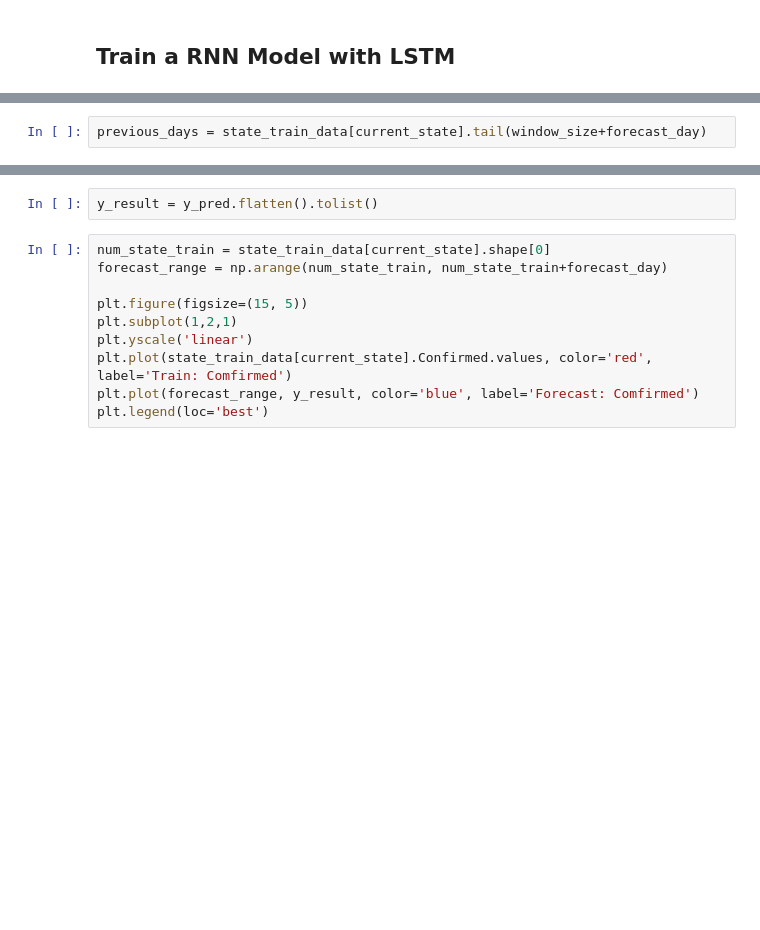
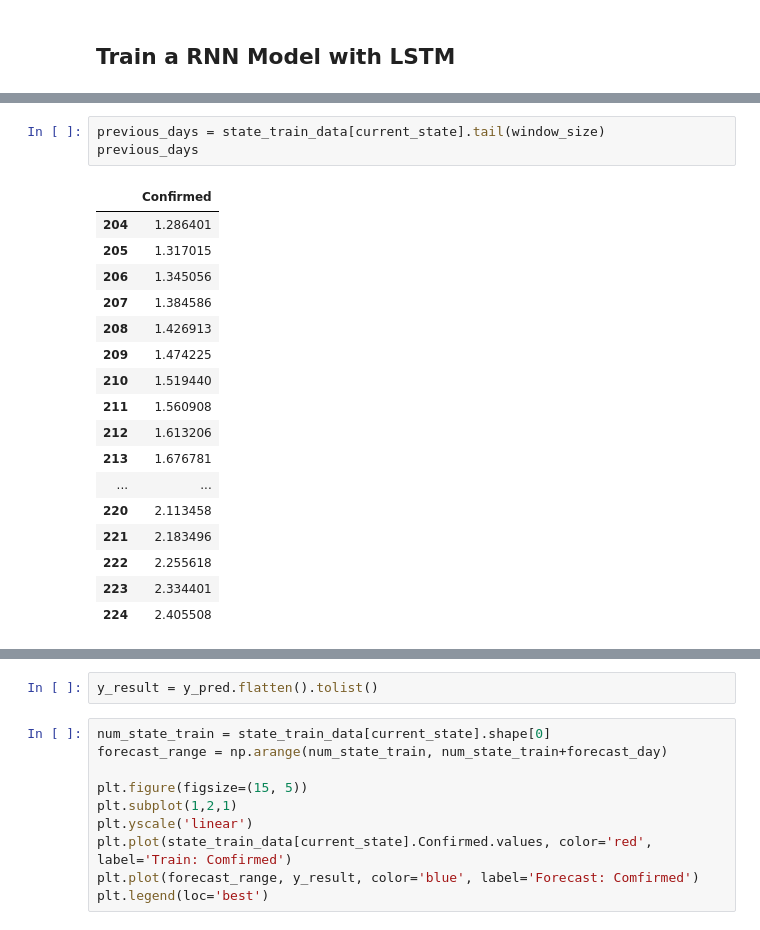
Before and after one commit to JackZhao98/COVID19-Prediction, a Jupyter notebook: RNN_LSTM.ipynb, the cells around one changed output, grey strips where cells are left out. Saved outputs shown, nothing was run; the diff lists cells and outputs as text; blank space fills up the shorter version.

```diff
--- a/RNN_LSTM.ipynb
+++ b/RNN_LSTM.ipynb
@@ -219,5 +220,24 @@ Epoch 30/30
 <tensorflow.python.keras.callbacks.History at 0x...>
 # %%
-previous_days = state_train_data[current_state].tail(window_size+forecast_day)
+previous_days = state_train_data[current_state].tail(window_size)
+previous_days
+# %% [output]
+|  | Confirmed |
+| 204 | 1.286401 |
+| 205 | 1.317015 |
+| 206 | 1.345056 |
+| 207 | 1.384586 |
+| 208 | 1.426913 |
+| 209 | 1.474225 |
+| 210 | 1.519440 |
+| 211 | 1.560908 |
+| 212 | 1.613206 |
+| 213 | 1.676781 |
+| ... | ... |
+| 220 | 2.113458 |
+| 221 | 2.183496 |
+| 222 | 2.255618 |
+| 223 | 2.334401 |
+| 224 | 2.405508 |
 # %%
 inputs = np.array(previous_days)
```
Also changed, not shown: parts of 17 cells of this notebook, 1 other file.
